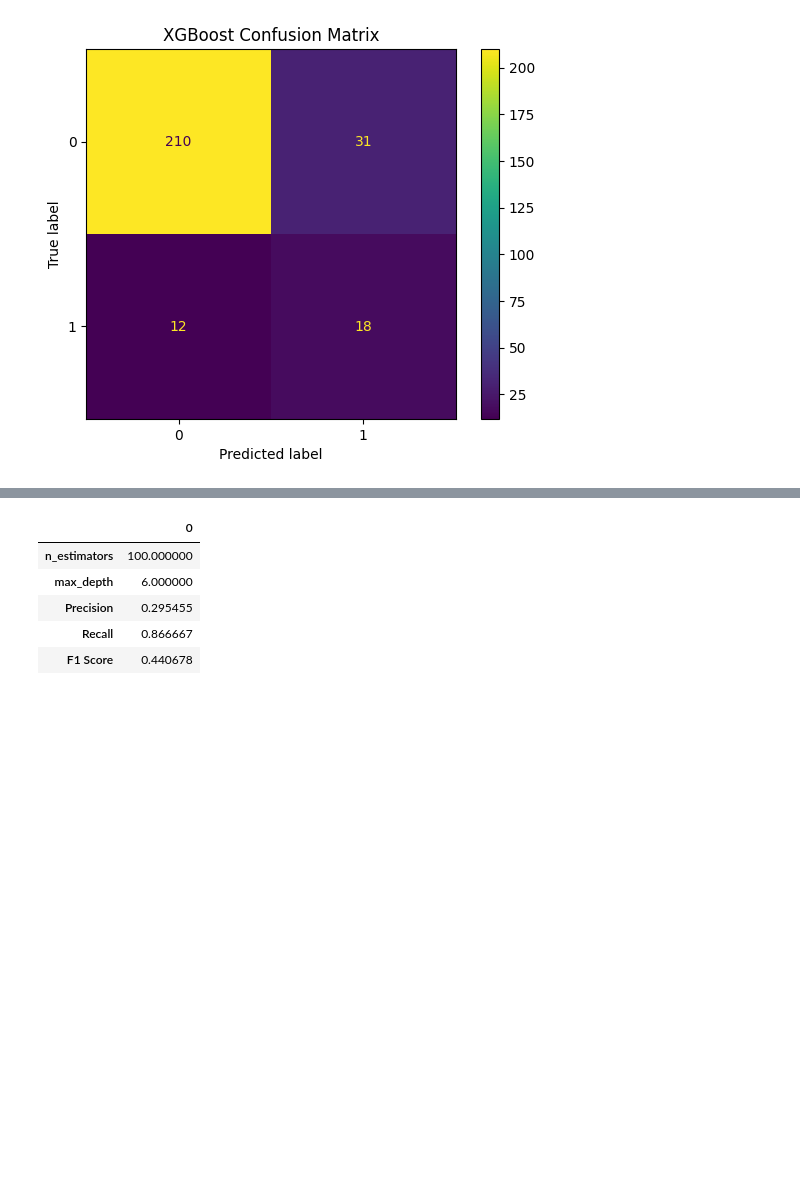
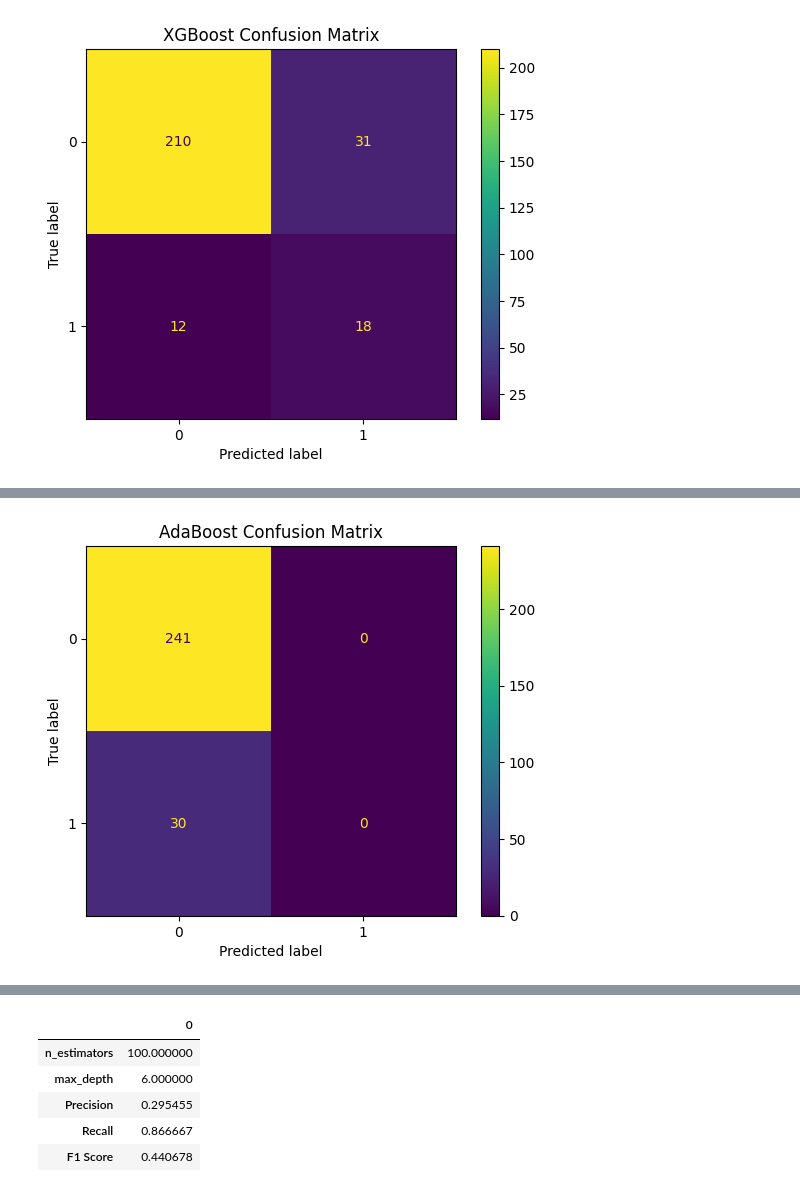
Before and after one commit to Randima-Lahiru/Sri-Lanka-NPL-Risk-Prediction, a Jupyter notebook: notebook/Sri_Lanka_NPL_Risk_Prediction.ipynb, the cells around one changed output, grey strips where cells are left out. Drawn from its saved outputs; the diff is of its cells as text; code cells hidden in the pictures; blank space fills up the shorter version.

```diff
--- a/notebook/Sri_Lanka_NPL_Risk_Prediction.ipynb
+++ b/notebook/Sri_Lanka_NPL_Risk_Prediction.ipynb
@@ -769,3 +767,16 @@ weighted avg       0.88      0.84      0.86       271
+# %%
+ConfusionMatrixDisplay.from_predictions(
+    y_val,
+    ada_predictions
+)
+
+plt.title(
+    "AdaBoost Confusion Matrix"
+)
+
+plt.show()
+# %% [output]
+[figure, added]
 # %%
 model_comparison = pd.DataFrame({
     "Model": [
```
Also changed, not shown: parts of 41 cells of this notebook, 4 other files.
